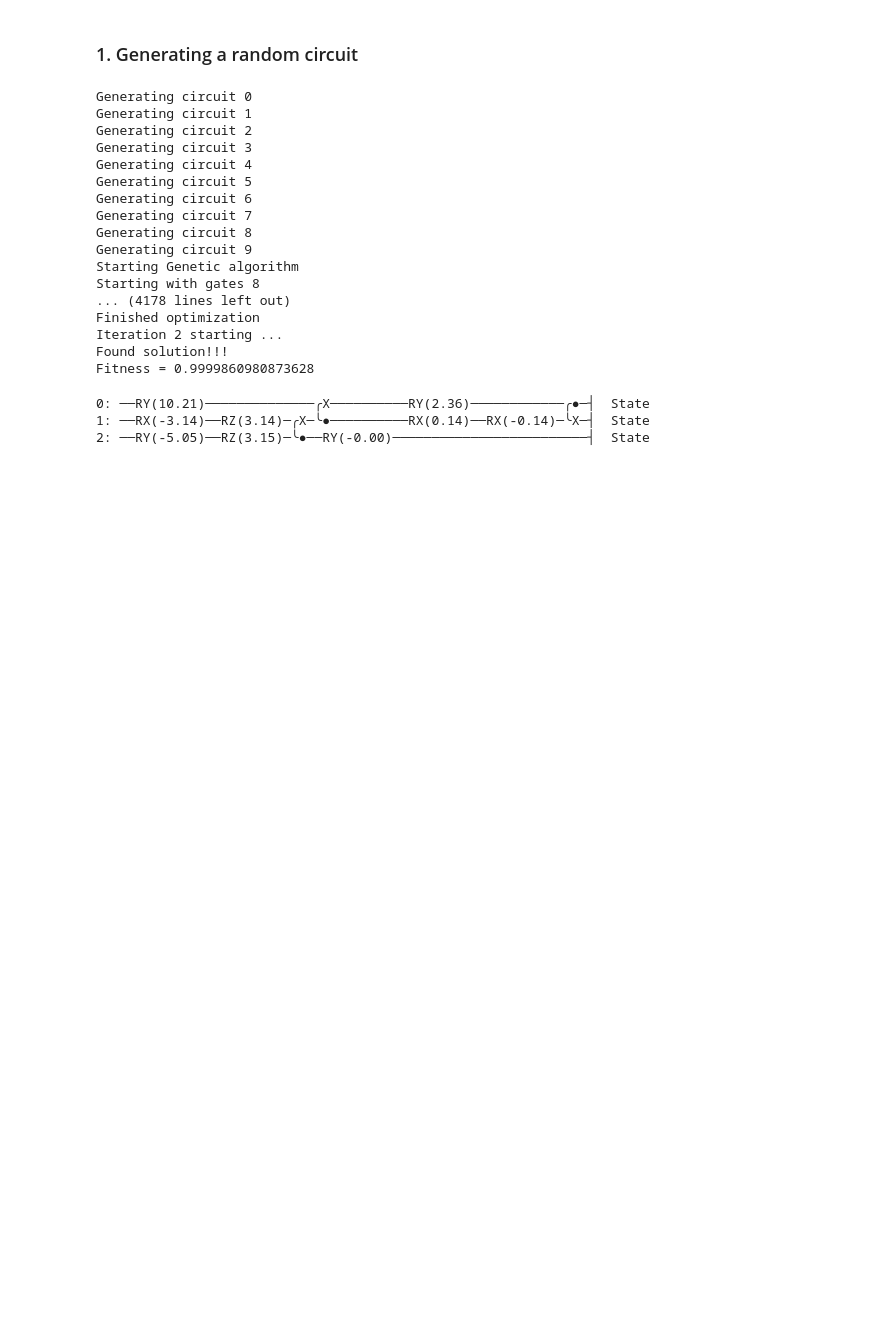
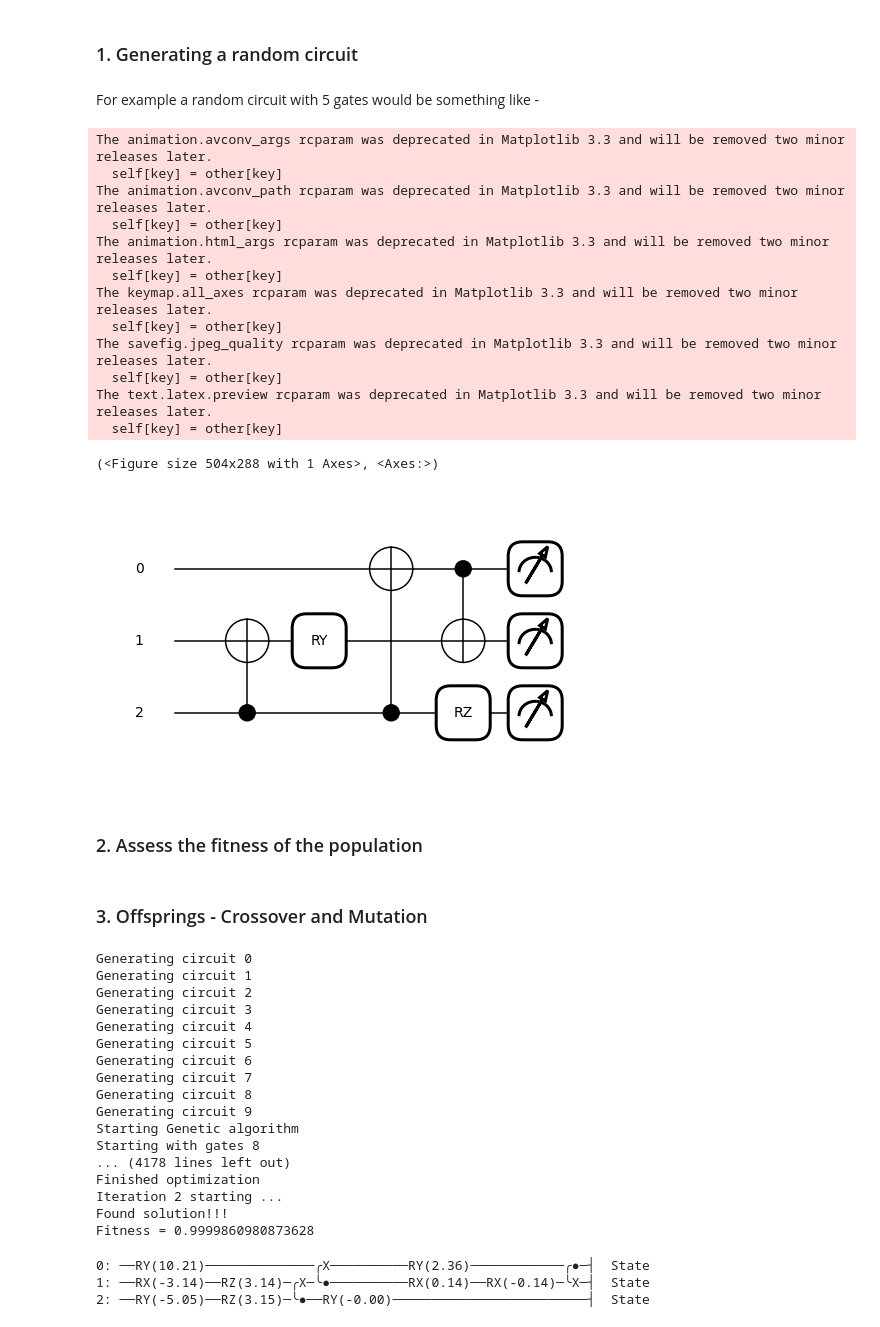
Before and after one commit to Ashutosh-Mishra2/GA_circuit_design, a Jupyter notebook: quantum_circuit_design.ipynb, the cells around one changed output. Saved outputs shown, nothing was run; the diff lists cells and outputs as text; code cells hidden in the pictures; blank space fills up the shorter version.

```diff
--- a/quantum_circuit_design.ipynb
+++ b/quantum_circuit_design.ipynb
@@ -33,6 +35,16 @@ basis_gates2 = [qml.RX, qml.RY, qml.RZ]
 ### 1. Generating a random circuit
 # %%
 def select_random_gate(basis_gates):
+    """
+    Returns one randomly selected gate from the list of `basis_gates`.
+    The input parameters of the gate is also randomly choosen.
+
+    Args:
+        basis_gates (List[qml.operation.Operation]): _description_
+
+    Returns:
+        qml.operation.Operation: Random gate chosen from the basis set
+    """
     gate = random.sample(basis_gates, 1)[0]
     if gate == qml.CNOT:
         return gate(wires=random.sample(range(n_qubits), 2))
@@ -40,6 +52,15 @@ def select_random_gate(basis_gates):
         return gate(2*np.pi*random.random(), wires=random.sample(range(n_qubits),1))
 
 def generate_random_circuit(n_gates):
+    """
+    Generates a random circuit with `n_gates` number of gates.
+
+    Args:
+        n_gates (int): Number of gates in the circuit
+
+    Returns:
+        qml.operation.Operation: Randomly generated circuit.
+    """
     gates_list = []
     for i in range(n_gates):
         gates_list.append(select_random_gate(basis_gates))
@@ -47,10 +68,39 @@ def generate_random_circuit(n_gates):
 
 @qml.qnode(dev)
 def circuit_from_list(gates_list):
+    """
+    Construct a quantum circuit from a list of gates.
+    And returns the state of the qubits at the end of the circuit.
+
+    Args:
+        gates_list (List[qml.operation.Operation]): List of gates.
+
+    Returns:
+        qml.state: State of the qubits at the end of the circuit.
+    """
     for gate in gates_list:
         qml.apply(gate)
     return qml.state()
+# %% [markdown]
+For example a random circuit with 5 gates would be something like -
 # %%
-qml.draw_mpl()
+qml.draw_mpl(circuit_from_list)(generate_random_circuit(5))
+# %% [output]
+The animation.avconv_args rcparam was deprecated in Matplotlib 3.3 and will be removed two minor releases later.
+  self[key] = other[key]
+The animation.avconv_path rcparam was deprecated in Matplotlib 3.3 and will be removed two minor releases later.
+  self[key] = other[key]
+The animation.html_args rcparam was deprecated in Matplotlib 3.3 and will be removed two minor releases later.
+  self[key] = other[key]
+The keymap.all_axes rcparam was deprecated in Matplotlib 3.3 and will be removed two minor releases later.
+  self[key] = other[key]
+The savefig.jpeg_quality rcparam was deprecated in Matplotlib 3.3 and will be removed two minor releases later.
+  self[key] = other[key]
+The text.latex.preview rcparam was deprecated in Matplotlib 3.3 and will be removed two minor releases later.
+  self[key] = other[key]
+(<Figure size 504x288 with 1 Axes>, <Axes:>)
+[figure, added]
+# %% [markdown]
+### 2. Assess the fitness of the population
 # %%
 def compute_fitness(input, psi_target):
@@ -60,6 +122,8 @@ def compute_fitness(input, psi_target):
         fitness = inner_product(psi_target, circuit_from_list(i))
         fitness_arr.append(fitness)
     return fitness_arr
+# %% [markdown]
+### 3. Offsprings - Crossover and Mutation
 # %%
 def population_crossover(input):
     """
```
Also changed, not shown: parts of 3 cells of this notebook, 1 other file.
